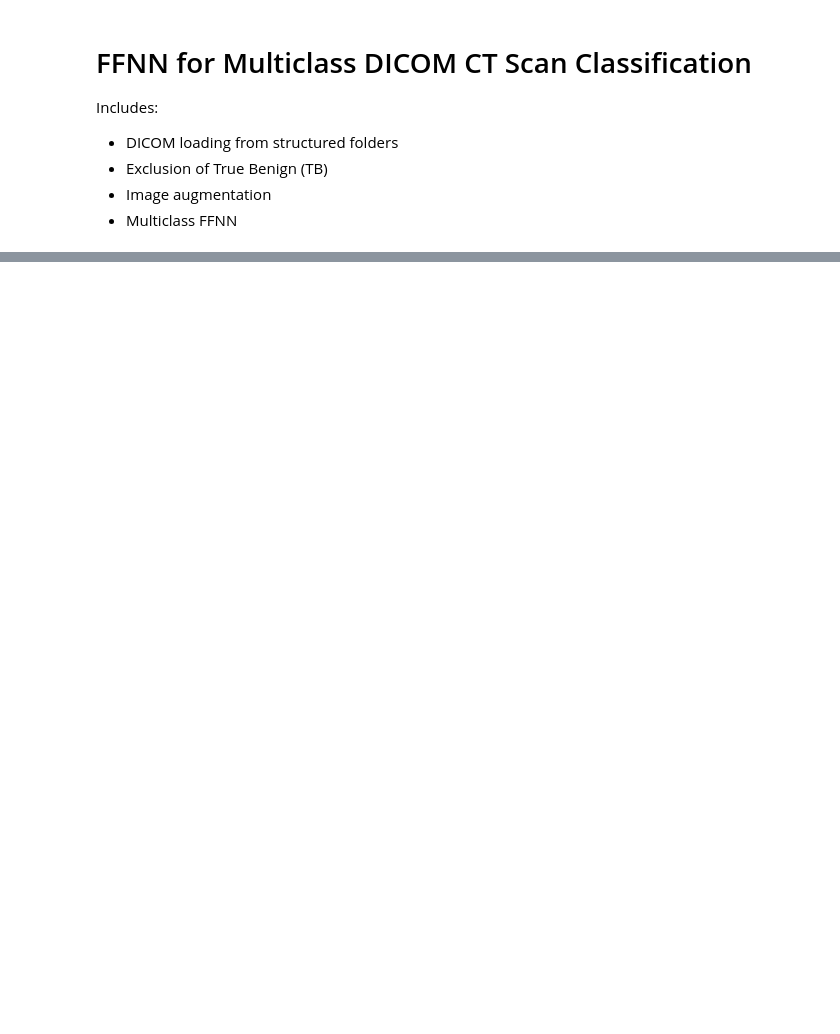
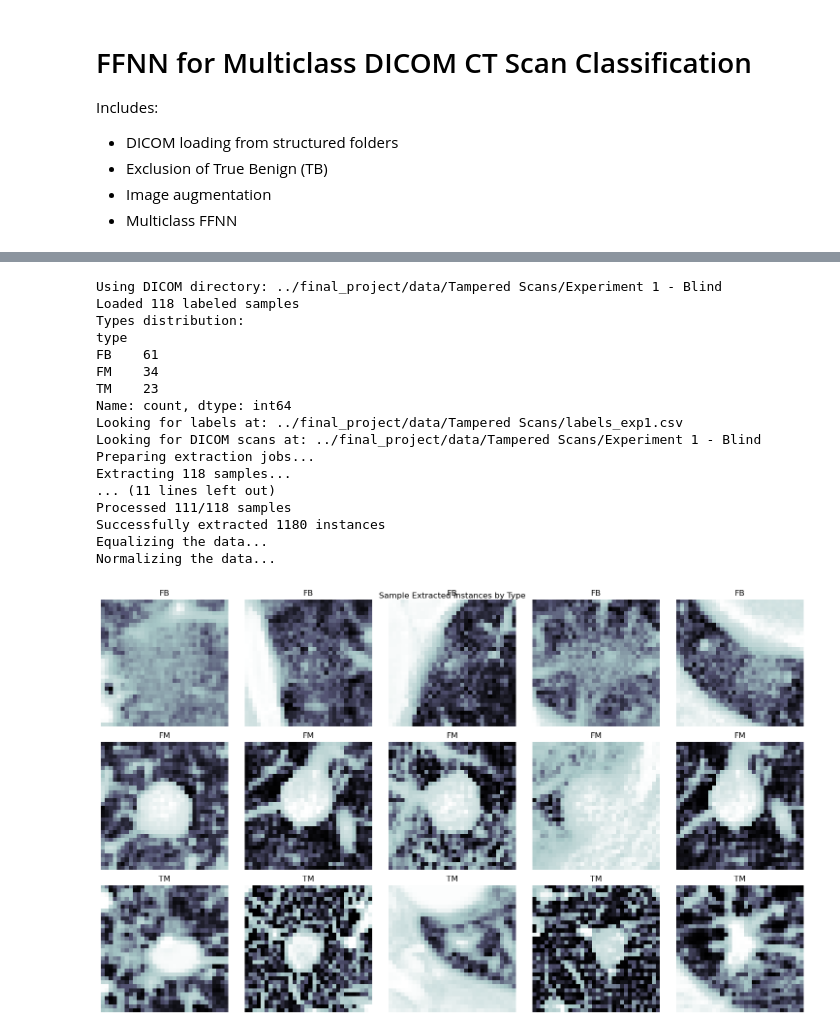
Before and after one commit to jtn50/lungdeepfake, a Jupyter notebook: FFNN_Model_1_GK.ipynb, the cells around one changed output, grey strips where cells are left out. Cells and saved outputs as stored; diff of their text form; code cells hidden in the pictures; blank space fills up the shorter version.

```diff
--- a/FFNN_Model_1_GK.ipynb
+++ b/FFNN_Model_1_GK.ipynb
@@ -68,19 +43,0 @@ augment = A.Compose([
-# %%
-# Read, resize, augment DICOMs
-image_data = []
-image_labels = []
-label_map = {"FB": 0, "FM": 1, "TM": 2}
-
-for _, row in labels_df.iterrows():
-    try:
-        ds = pydicom.dcmread(row["dcm_path"])
-        img = ds.pixel_array.astype(np.float32)
-        img = cv2.resize(img, IMG_SIZE)
-        img = (img - np.min(img)) / (np.max(img) - np.min(img))  # Normalize
-
-        for _ in range(20): # Edit this number to change how many augmentations image per sample image
-            aug = augment(image=img)["image"]
-            image_data.append(aug.flatten())
-            image_labels.append(label_map[row["type"]])
-    except Exception as e:
-        print(f"Failed to process {row['dcm_path']}: {e}")
@@ -86,0 +393,59 @@ for _, row in labels_df.iterrows():
+# %%
+# Configuration for dicom dataset (make sure you change to your Windows path if you want to run it)
+base_path = os.path.expanduser("../final_project/data/Tampered Scans/")
+labels_csv = os.path.join(base_path, "labels_exp1.csv")
+
+# DICOM in the "Experiment 1 - Blind" subdirectory
+dicom_dir = os.path.join(base_path, "Experiment 1 - Blind")
+
+
+print(f"\nUsing DICOM directory: {dicom_dir}")
+
+output_dataset = "tampered_scans_dataset.npy"
+normalization_dir = "tampered_scans_normalization"
+
+# Extract and preprocess
+extractor = LabeledExtractor(
+    labels_csv_path=labels_csv,
+    dicom_base_dir=dicom_dir,
+    dst_path=output_dataset,
+    norm_save_dir=normalization_dir,
+    cube_shape=(32, 32, 32),
+    include_types=['FB', 'FM', 'TM'],
+    augment=True,
+    parallelize=False
+)
+
+print(f"Looking for labels at: {labels_csv}")
+print(f"Looking for DICOM scans at: {dicom_dir}")
+
+
+instances, labels, label_mapping = extractor.extract()
+
+# Load for training
+dataloader = LabeledDataLoader(
+    dataset_path=output_dataset,
+    labels_path=output_dataset.replace('.npy', '_labels.npy'),
+    normdata_path=normalization_dir
+)
+
+print(f"Label mapping: {label_mapping}")
+# %% [output]
+Using DICOM directory: ../final_project/data/Tampered Scans/Experiment 1 - Blind
+Loaded 118 labeled samples
+Types distribution:
+type
+FB    61
+FM    34
+TM    23
+Name: count, dtype: int64
+Looking for labels at: ../final_project/data/Tampered Scans/labels_exp1.csv
+Looking for DICOM scans at: ../final_project/data/Tampered Scans/Experiment 1 - Blind
+Preparing extraction jobs...
+Extracting 118 samples...
+... (11 lines left out)
+Processed 111/118 samples
+Successfully extracted 1180 instances
+Equalizing the data...
+Normalizing the data...
+[figure, added]
```
Also changed, not shown: parts of 19 cells of this notebook.
